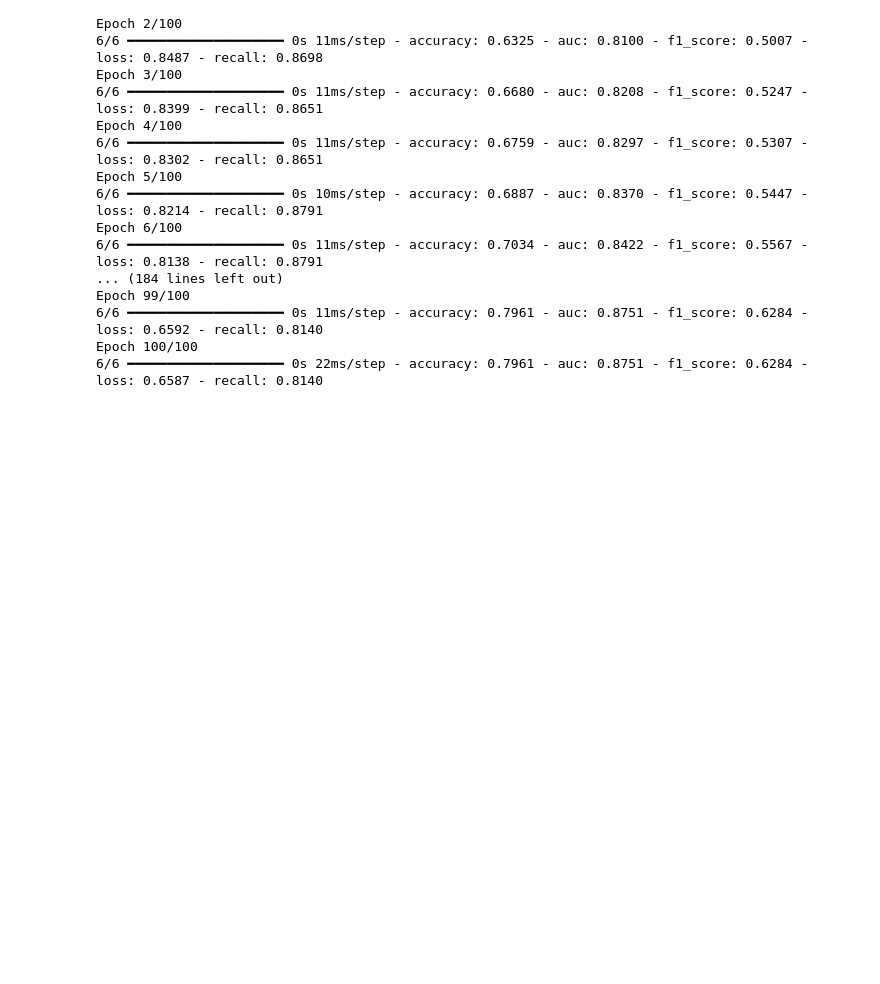
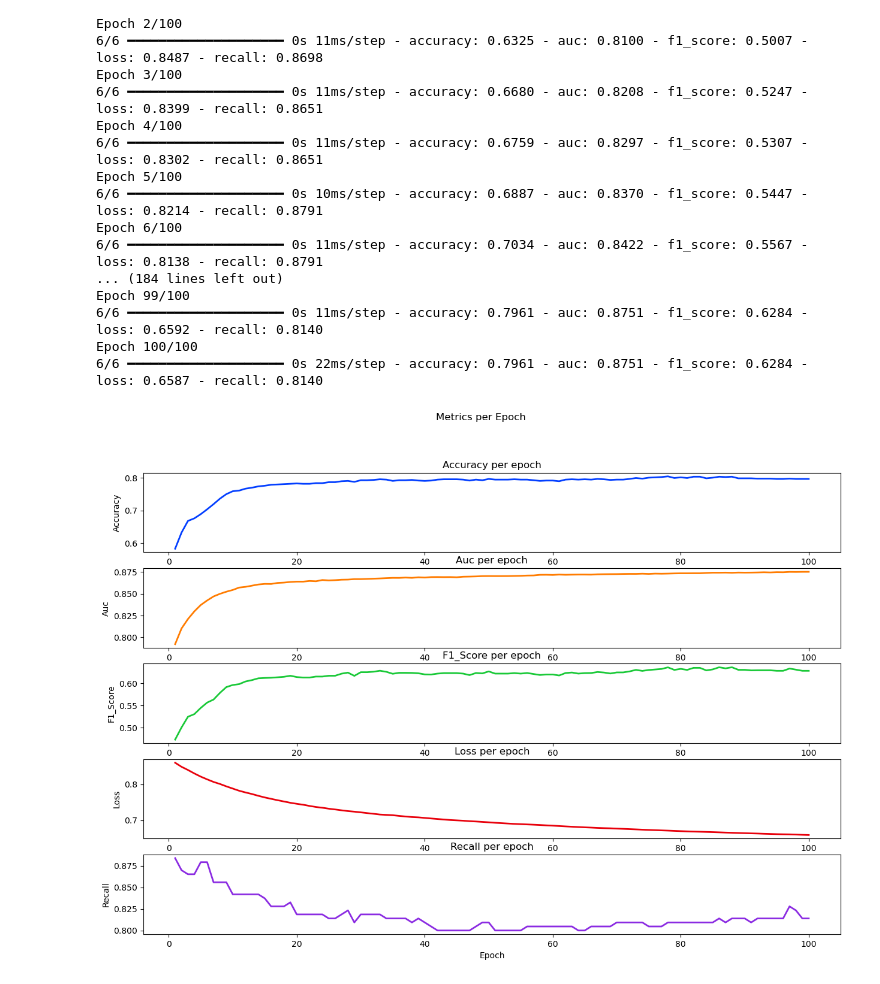
Before and after one commit to NgundoMuithya/Nairobi_Flood_Guard_AI, a Jupyter notebook: neural_notebook.ipynb, the cells around one changed output. Drawn from its saved outputs; the diff is of its cells as text; code cells hidden in the pictures; blank space fills up the shorter version.

```diff
--- a/neural_notebook.ipynb
+++ b/neural_notebook.ipynb
@@ -394,3 +394,7 @@ Epoch 99/100
 6/6 ━━━━━━━━━━━━━━━━━━━━ 0s 11ms/step - accuracy: 0.7961 - auc: 0.8751 - f1_score: 0.6284 - loss: 0.6592 - recall: 0.8140
 Epoch 100/100
 6/6 ━━━━━━━━━━━━━━━━━━━━ 0s 22ms/step - accuracy: 0.7961 - auc: 0.8751 - f1_score: 0.6284 - loss: 0.6587 - recall: 0.8140
+# %%
+visualize_metrics(l2_history)
+# %% [output]
+[figure, added]
```
Also changed, not shown: parts of 3 cells of this notebook.
